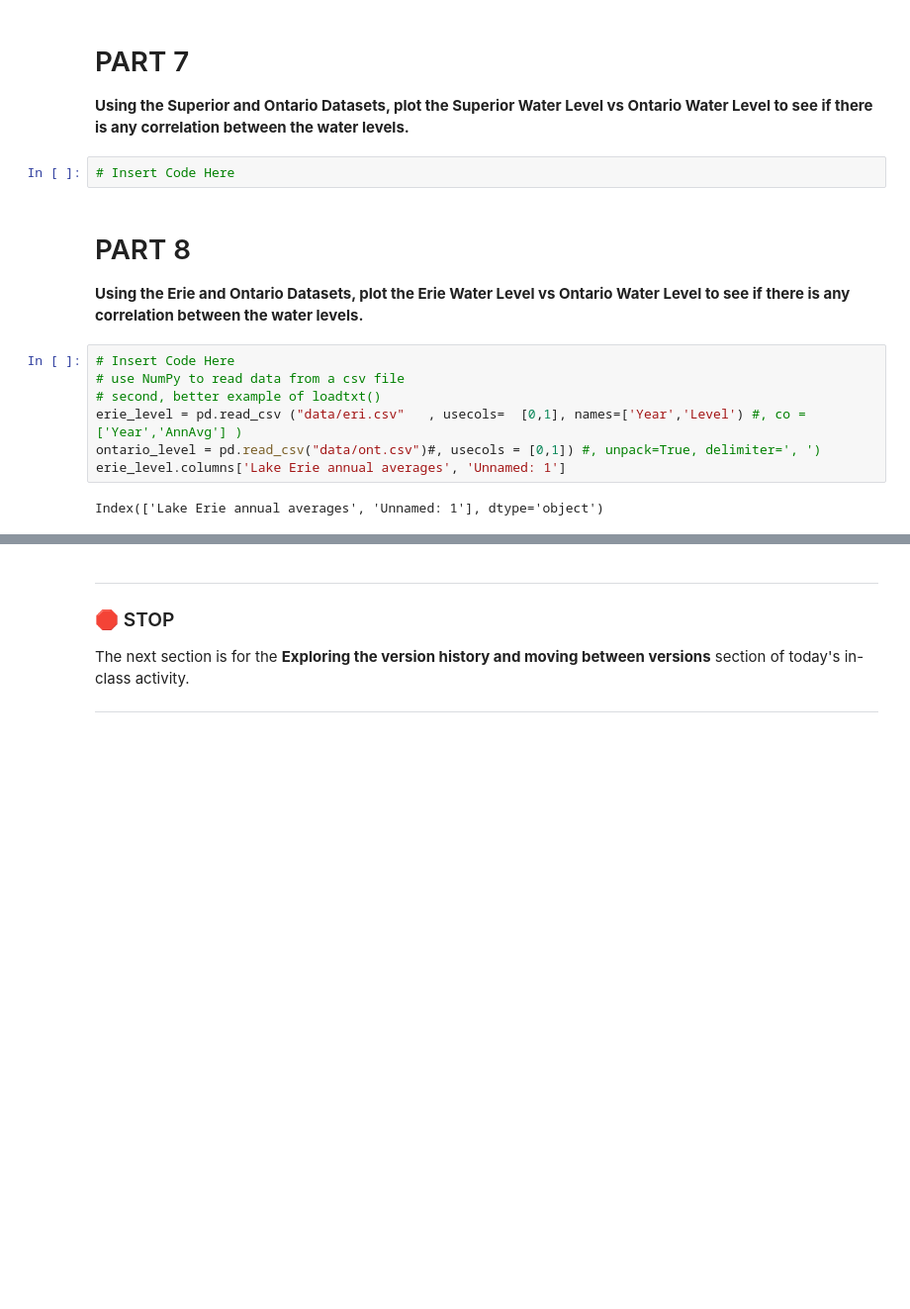
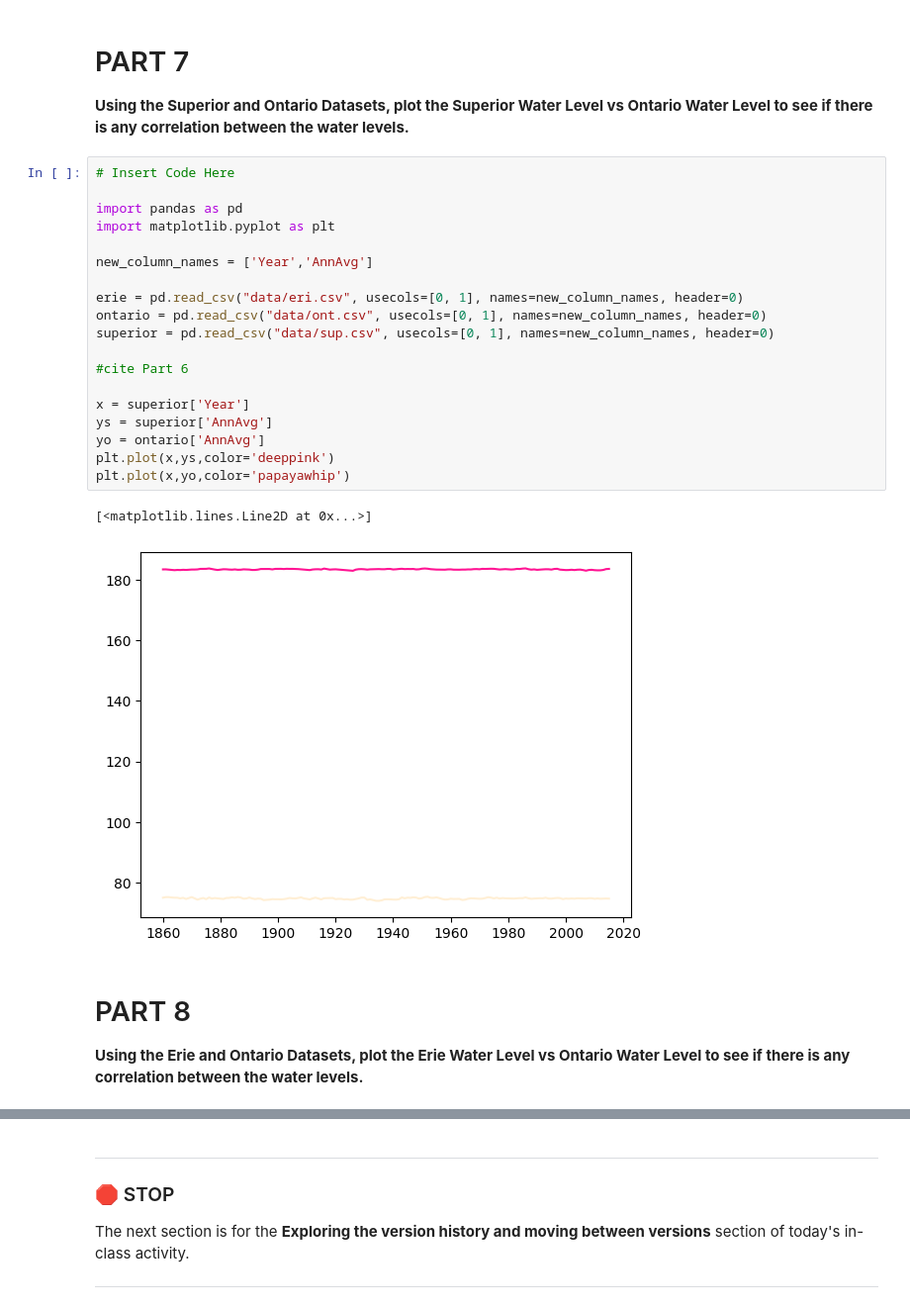
Before and after one commit to Burkey3072/CMSE202_Git_Started, a Jupyter notebook: Great_Lakes_and_Grand_River.ipynb, the cells around one changed output, grey strips where cells are left out. Shown at 99% size. Drawn from its saved outputs; the diff is of its cells as text; blank space fills up the shorter version.

```diff
--- a/Great_Lakes_and_Grand_River.ipynb
+++ b/Great_Lakes_and_Grand_River.ipynb
@@ -95,18 +120,29 @@ ValueError: x and y must have same first dimension, but have shapes (156,) and (
 # PART 7
 
 **Using the Superior and Ontario Datasets, plot the Superior Water Level vs Ontario Water Level to see if there is any correlation between the water levels.**
-# %%
-# Insert Code Here
+# %%
+# Insert Code Here
+
+import pandas as pd
+import matplotlib.pyplot as plt
+
+new_column_names = ['Year','AnnAvg']
+
+erie = pd.read_csv("data/eri.csv", usecols=[0, 1], names=new_column_names, header=0)
+ontario = pd.read_csv("data/ont.csv", usecols=[0, 1], names=new_column_names, header=0)
+superior = pd.read_csv("data/sup.csv", usecols=[0, 1], names=new_column_names, header=0)
+
+#cite Part 6
+
+x = superior['Year']
+ys = superior['AnnAvg']
+yo = ontario['AnnAvg']
+plt.plot(x,ys,color='deeppink')
+plt.plot(x,yo,color='papayawhip')
+# %% [output]
+[<matplotlib.lines.Line2D at 0x...>]
+[figure, added]
 # %% [markdown]
 # PART 8
 
 **Using the Erie and Ontario Datasets, plot the Erie Water Level vs Ontario Water Level to see if there is any correlation between the water levels.**
-# %%
-# Insert Code Here
-# use NumPy to read data from a csv file
-# second, better example of loadtxt()
-erie_level = pd.read_csv ("data/eri.csv"   , usecols=  [0,1], names=['Year','Level') #, co =['Year','AnnAvg'] )
-ontario_level = pd.read_csv("data/ont.csv")#, usecols = [0,1]) #, unpack=True, delimiter=', ')
-erie_level.columns['Lake Erie annual averages', 'Unnamed: 1']
-# %% [output]
-Index(['Lake Erie annual averages', 'Unnamed: 1'], dtype='object')
```
Also changed, not shown: parts of 3 cells of this notebook.
